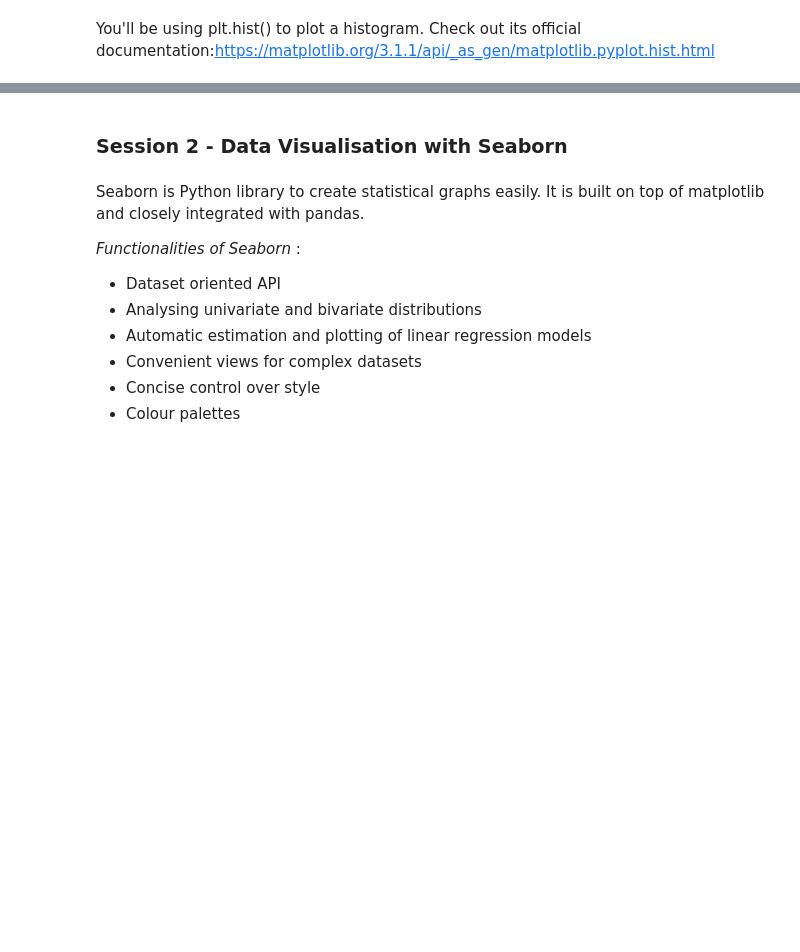
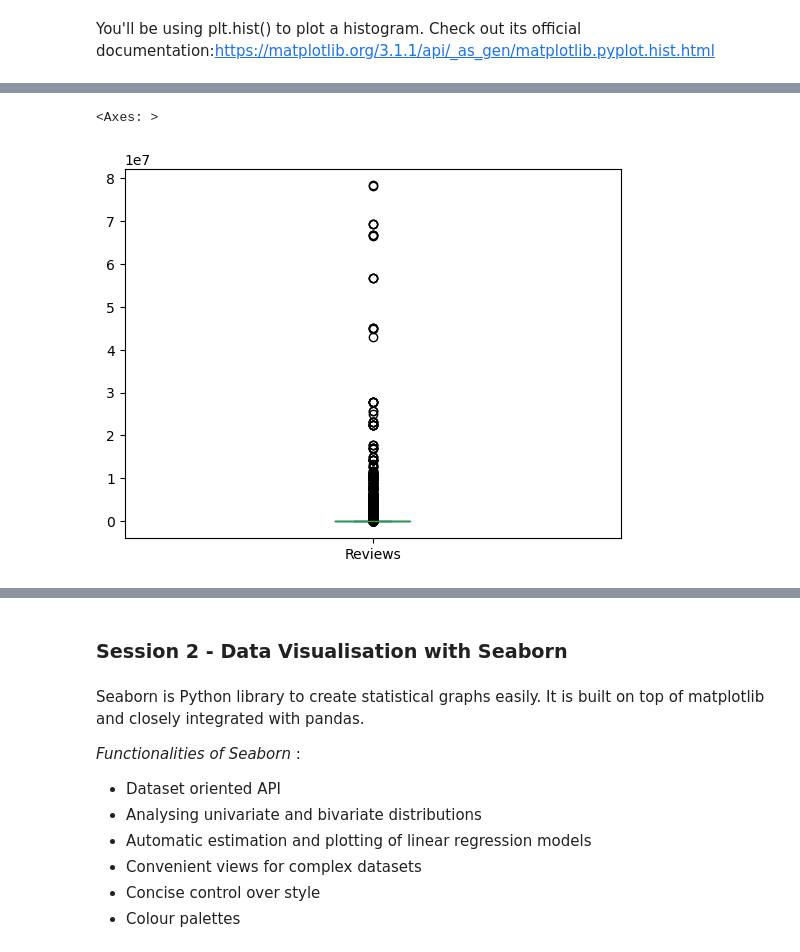
Before and after one commit to PrakNew/UpGrad, a Jupyter notebook: Data Visualisation/Case Study/Case Study Notebook/Data Visualisation in Python - Case Study.ipynb, the cells around one changed output, grey strips where cells are left out. Drawn from its saved outputs; the diff is of its cells as text; code cells hidden in the pictures; blank space fills up the shorter version.

```diff
--- a/Data Visualisation/Case Study/Case Study Notebook/Data Visualisation in Python - Case Study.ipynb
+++ b/Data Visualisation/Case Study/Case Study Notebook/Data Visualisation in Python - Case Study.ipynb
@@ -409,2 +486,7 @@ You'll be using plt.hist() to plot a histogram. Check out its official documenta
 # %%
-# Create a histogram of the Reviews
+# Create a boxplot of the Reviews column
+
+inp1.Reviews.plot.box()
+# %% [output]
+<Axes: >
+[figure, added]
```
Also changed, not shown: parts of 23 cells of this notebook.
